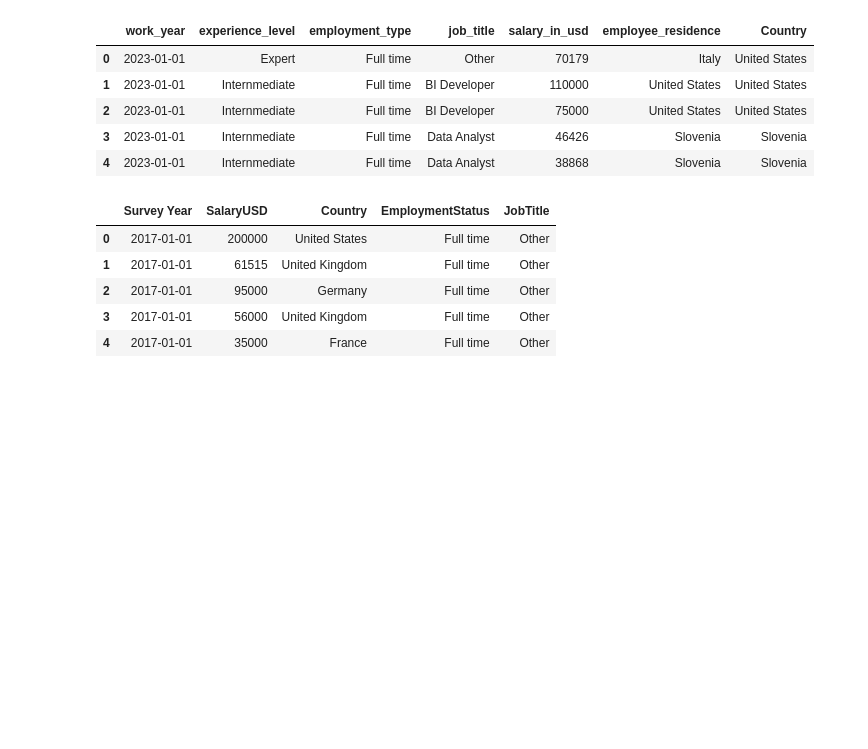
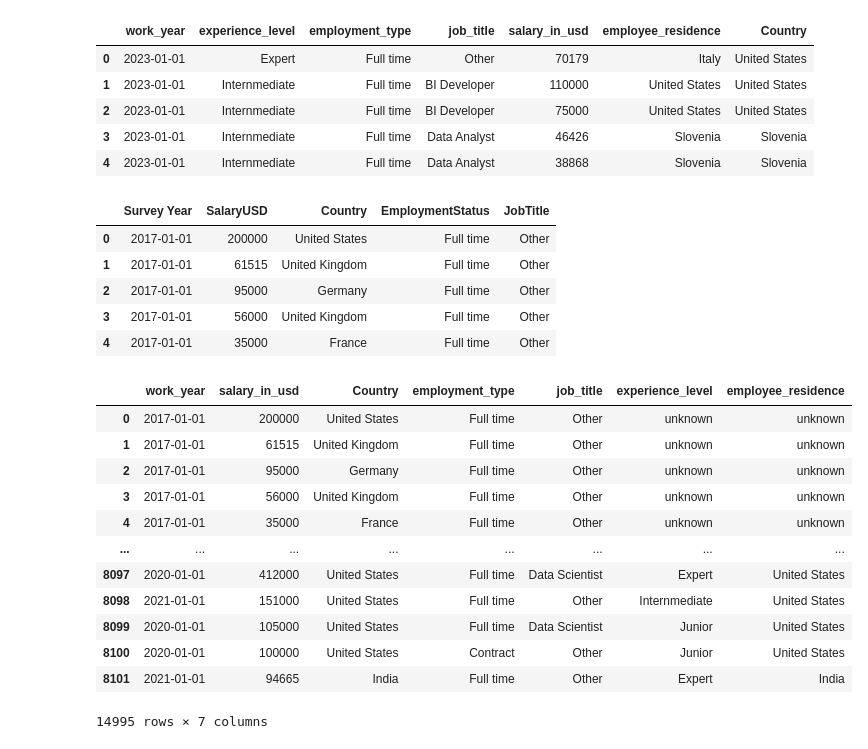
Before and after one commit to mathieuVdn/brief_2_salary_data, a Jupyter notebook: brief_2_salary_data.ipynb, the cells around one changed output. Drawn from its saved outputs; the diff is of its cells as text; code cells hidden in the pictures; blank space fills up the shorter version.

Commit message:
concat_dataframe_and_clean_data

```diff
--- a/brief_2_salary_data.ipynb
+++ b/brief_2_salary_data.ipynb
@@ -185,5 +185,23 @@ data_2017_2020_copy.head()
 data_2017_2020_copy = data_2017_2020_copy.rename(columns={"Survey Year": "work_year", "SalaryUSD": "salary_in_usd", "EmploymentStatus" : "employment_type", "JobTitle": "job_title"})
 # %%
 data_2017_2023 = pd.concat([data_2017_2020_copy, data_2021_2023_copy], axis =0)
+data_2017_2023.loc[:,"experience_level"] = data_2017_2023.loc[:,"experience_level"].fillna("unknown")
+data_2017_2023.loc[:,"employee_residence"] = data_2017_2023.loc[:,"employee_residence"].fillna("unknown")
+
+data_2017_2023
+# %% [output]
+|  | work_year | salary_in_usd | Country | employment_type | job_title | experience_level | employee_residence |
+| 0 | 2017-01-01 | 200000 | United States | Full time | Other | unknown | unknown |
+| 1 | 2017-01-01 | 61515 | United Kingdom | Full time | Other | unknown | unknown |
+| 2 | 2017-01-01 | 95000 | Germany | Full time | Other | unknown | unknown |
+| 3 | 2017-01-01 | 56000 | United Kingdom | Full time | Other | unknown | unknown |
+| 4 | 2017-01-01 | 35000 | France | Full time | Other | unknown | unknown |
+| ... | ... | ... | ... | ... | ... | ... | ... |
+| 8097 | 2020-01-01 | 412000 | United States | Full time | Data Scientist | Expert | United States |
+| 8098 | 2021-01-01 | 151000 | United States | Full time | Other | Internmediate | United States |
+| 8099 | 2020-01-01 | 105000 | United States | Full time | Data Scientist | Junior | United States |
+| 8100 | 2020-01-01 | 100000 | United States | Contract | Other | Junior | United States |
+| 8101 | 2021-01-01 | 94665 | India | Full time | Other | Expert | India |
+14995 rows × 7 columns
 # %%
 data_2017_2023.to_csv("Salary_2017_2023.csv")
```
Also changed, not shown: 1 other file.
